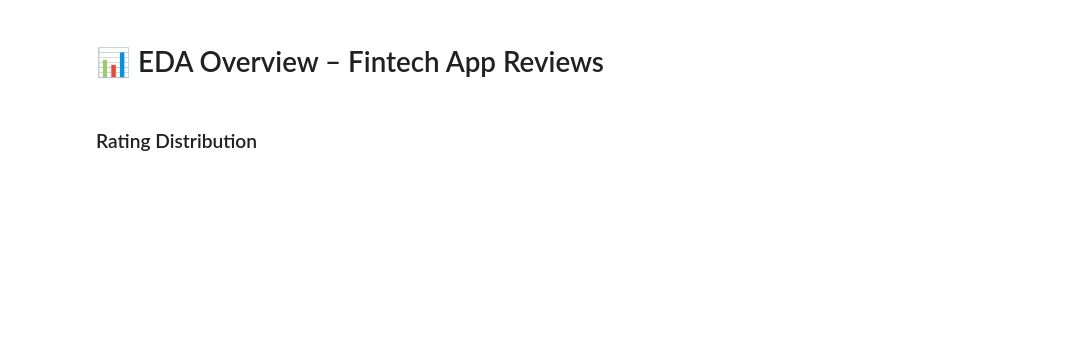
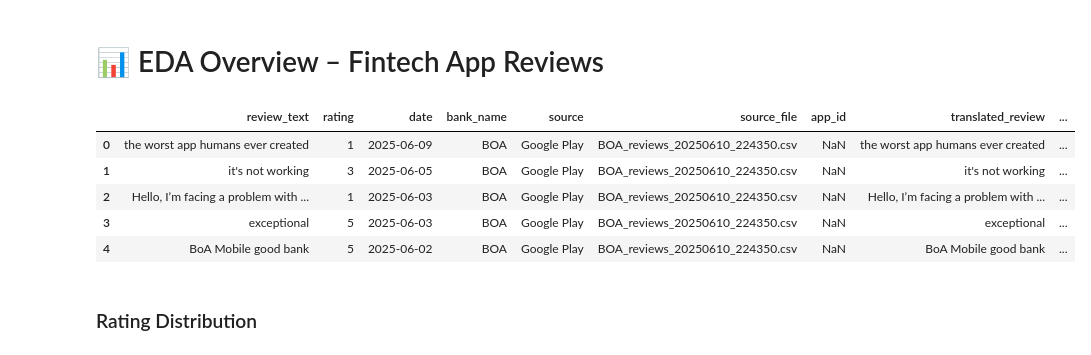
Before and after one commit to Hallelujah-kib/cx-analytics-for-fintech-apps, a Jupyter notebook: notebooks/eda_overview.ipynb, the cells around one changed output. Saved outputs shown, nothing was run; the diff lists cells and outputs as text; code cells hidden in the pictures; blank space fills up the shorter version.

```diff
--- a/notebooks/eda_overview.ipynb
+++ b/notebooks/eda_overview.ipynb
@@ -3,11 +3,18 @@
 # %%
 
 import pandas as pd
 import seaborn as sns
 import matplotlib.pyplot as plt
 
-df = pd.read_csv('../outputs/final_sentiment_reviews.csv')
+df = pd.read_csv('../data/processed/final_sentiment_reviews.csv')
 df.head()
+# %% [output]
+|  | review_text | rating | date | bank_name | source | source_file | app_id | translated_review | ... |
+| 0 | the worst app humans ever created | 1 | 2025-06-09 | BOA | Google Play | BOA_reviews_20250610_224350.csv | NaN | the worst app humans ever created | ... |
+| 1 | it's not working | 3 | 2025-06-05 | BOA | Google Play | BOA_reviews_20250610_224350.csv | NaN | it's not working | ... |
+| 2 | Hello, I’m facing a problem with ... | 1 | 2025-06-03 | BOA | Google Play | BOA_reviews_20250610_224350.csv | NaN | Hello, I’m facing a problem with ... | ... |
+| 3 | exceptional | 5 | 2025-06-03 | BOA | Google Play | BOA_reviews_20250610_224350.csv | NaN | exceptional | ... |
+| 4 | BoA Mobile good bank | 5 | 2025-06-02 | BOA | Google Play | BOA_reviews_20250610_224350.csv | NaN | BoA Mobile good bank | ... |
 # %% [markdown]
 ### Rating Distribution
 # %%
```
Also changed, not shown: parts of 5 cells of this notebook, 8 other files.
